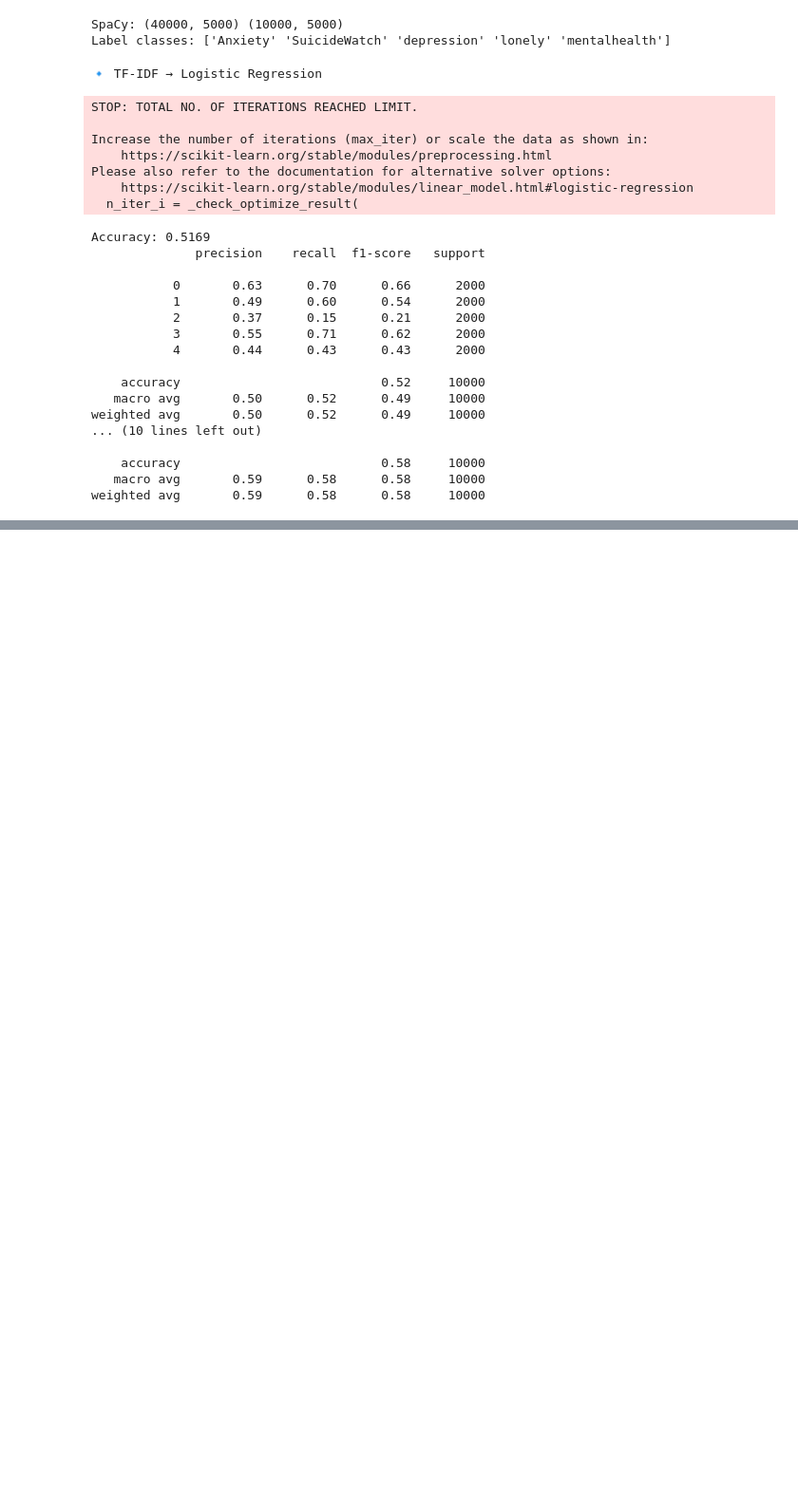
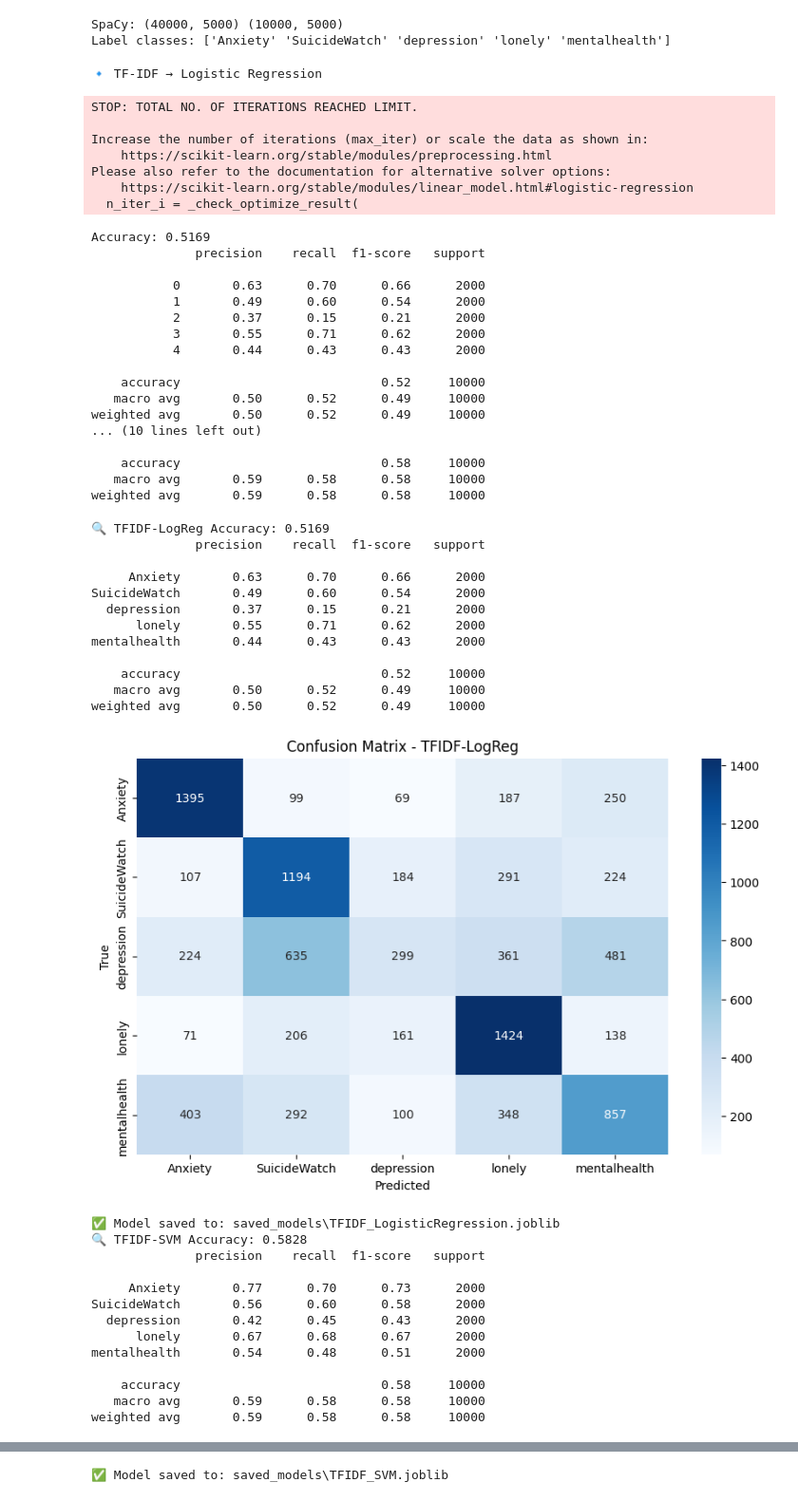
Before and after one commit to pariyaaf/reddit-mental-health-nlp, a Jupyter notebook: tf_idf_jupyter.ipynb, the cells around one changed output, grey strips where cells are left out. Shown: that part at 95% size. Drawn from its saved outputs; the diff is of its cells as text; code cells hidden in the pictures; blank space fills up the shorter version.

Commit message:
Implement model evaluation with accuracy, classification report, and confusion matrix; save models using joblib

```diff
--- a/tf_idf_jupyter.ipynb
+++ b/tf_idf_jupyter.ipynb
@@ -448,3 +448,58 @@ weighted avg       0.50      0.52      0.49     10000
     accuracy                           0.58     10000
    macro avg       0.59      0.58      0.58     10000
 weighted avg       0.59      0.58      0.58     10000
+# %%
+def evaluate_model(model, X_test, y_test, encoder, model_name="Model"):
+    preds = model.predict(X_test)
+    acc = accuracy_score(y_test, preds)
+    print(f"🔍 {model_name} Accuracy:", acc)
+    print(classification_report(y_test, preds, target_names=encoder.classes_))
+
+    cm = confusion_matrix(y_test, preds)
+    plt.figure(figsize=(10, 6))
+    sns.heatmap(cm, annot=True, fmt='d', cmap='Blues',
+                xticklabels=encoder.classes_, yticklabels=encoder.classes_)
+    plt.title(f'Confusion Matrix - {model_name}')
+    plt.xlabel('Predicted')
+    plt.ylabel('True')
+    plt.show()
+# %%
+def save_model(model, model_name, save_dir="saved_models"):
+
+    os.makedirs(save_dir, exist_ok=True)
+    path = os.path.join(save_dir, f"{model_name}.joblib")
+    joblib.dump(model, path)
+    print(f"✅ Model saved to: {path}")
+# %%
+evaluate_model(model_lr, X_test_tfidf, y_test_tfidf, enc_tfidf, "TFIDF-LogReg")
+save_model(model_lr, "TFIDF_LogisticRegression")
+
+evaluate_model(model_svm, X_test_tfidf, y_test_tfidf, enc_tfidf, "TFIDF-SVM")
+save_model(model_svm, "TFIDF_SVM")
+# %% [output]
+🔍 TFIDF-LogReg Accuracy: 0.5169
+              precision    recall  f1-score   support
+
+     Anxiety       0.63      0.70      0.66      2000
+SuicideWatch       0.49      0.60      0.54      2000
+  depression       0.37      0.15      0.21      2000
+      lonely       0.55      0.71      0.62      2000
+mentalhealth       0.44      0.43      0.43      2000
+
+    accuracy                           0.52     10000
+   macro avg       0.50      0.52      0.49     10000
+weighted avg       0.50      0.52      0.49     10000
+[figure, added]
+✅ Model saved to: saved_models\TFIDF_LogisticRegression.joblib
+🔍 TFIDF-SVM Accuracy: 0.5828
+              precision    recall  f1-score   support
+
+     Anxiety       0.77      0.70      0.73      2000
+SuicideWatch       0.56      0.60      0.58      2000
+  depression       0.42      0.45      0.43      2000
+      lonely       0.67      0.68      0.67      2000
+mentalhealth       0.54      0.48      0.51      2000
+
+    accuracy                           0.58     10000
+   macro avg       0.59      0.58      0.58     10000
+weighted avg       0.59      0.58      0.58     10000
@@ -450,0 +507 @@ weighted avg       0.59      0.58      0.58     10000
+✅ Model saved to: saved_models\TFIDF_SVM.joblib
```
Also changed, not shown: parts of 1 cell of this notebook.
